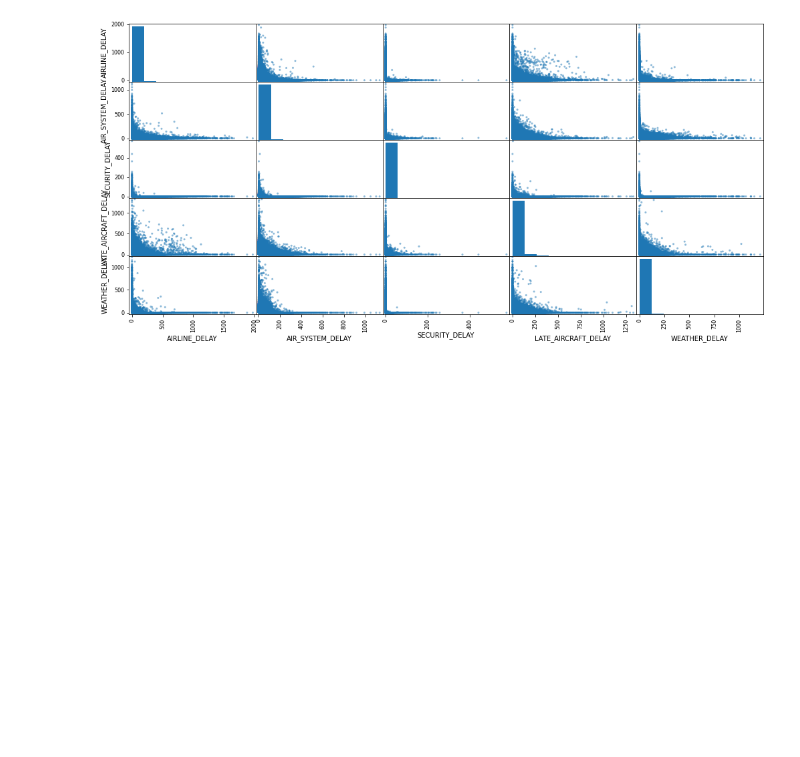
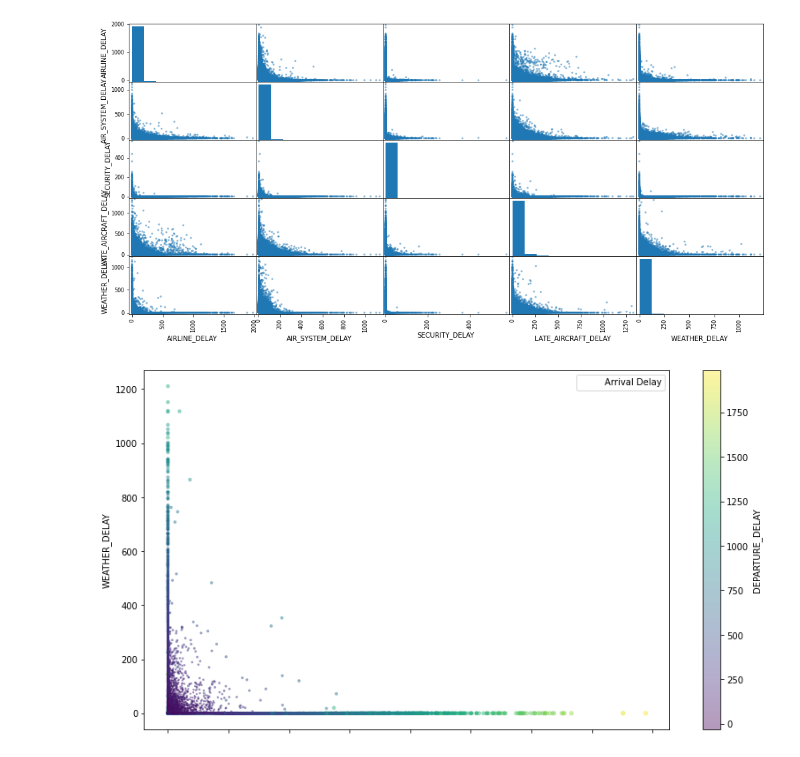
Before and after one commit to i0nathan/unaqds, a Jupyter notebook: flight_delay_prediction.ipynb, the cells around one changed output. Cells and saved outputs as stored; diff of their text form; code cells hidden in the pictures; blank space fills up the shorter version.

Commit message:
Graph added

```diff
--- a/flight_delay_prediction.ipynb
+++ b/flight_delay_prediction.ipynb
@@ -391,3 +405,12 @@ scatter_matrix(flight_df[attributes], figsize=(17, 8))
 plt.show()
 # %% [output]
 [figure]
+# %%
+flight_df.plot(kind="scatter", x="AIRLINE_DELAY", y="WEATHER_DELAY", alpha=0.4, s=flight_df["ARRIVAL_DELAY"]/100,
+               label="Arrival Delay", c="DEPARTURE_DELAY", cmap=plt.get_cmap("viridis"), colorbar=True,
+               figsize=(13.33, 7.5))
+
+plt.legend()
+plt.show()
+# %% [output]
+[figure, added]
```
Also changed, not shown: parts of 4 cells of this notebook.
